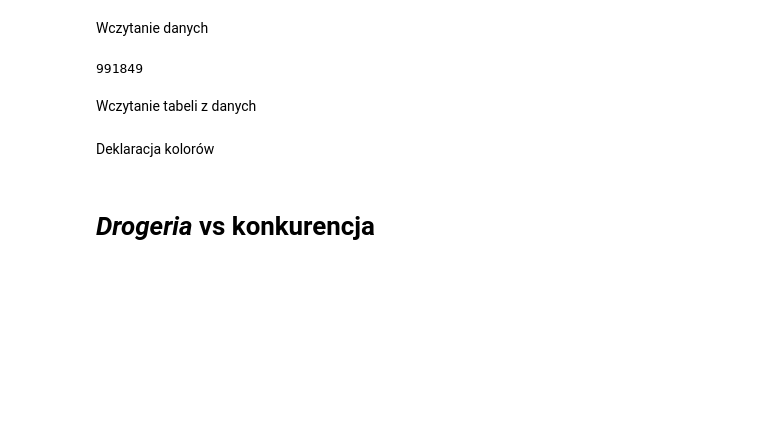
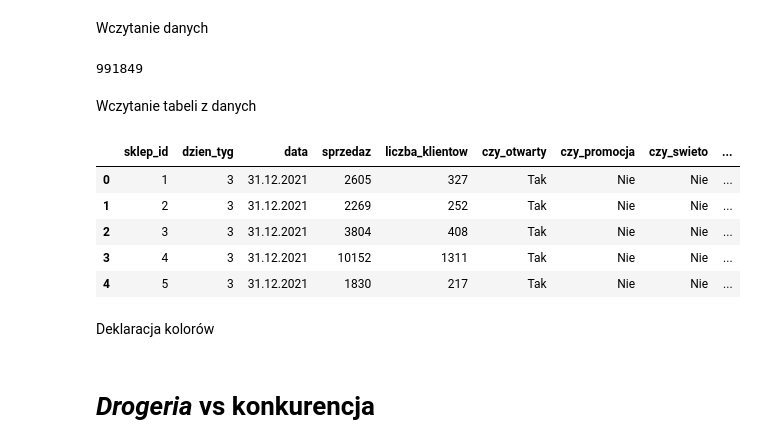
Before and after one commit to justynamatejkowska/wizualizacja_py, a Jupyter notebook: Wizualizacja_py_Matejkowska_Lewandowska.ipynb, the cells around one changed output. Saved outputs shown, nothing was run; the diff lists cells and outputs as text; code cells hidden in the pictures; blank space fills up the shorter version.

```diff
--- a/Wizualizacja_py_Matejkowska_Lewandowska.ipynb
+++ b/Wizualizacja_py_Matejkowska_Lewandowska.ipynb
@@ -29,6 +29,14 @@ open("/d_shops.csv", "wb").write(response.content)
 Wczytanie tabeli z danych
 # %%
 shops = pd.read_csv('/d_shops.csv')
+shops.head()
+# %% [output]
+|  | sklep_id | dzien_tyg | data | sprzedaz | liczba_klientow | czy_otwarty | czy_promocja | czy_swieto | ... |
+| 0 | 1 | 3 | 31.12.2021 | 2605 | 327 | Tak | Nie | Nie | ... |
+| 1 | 2 | 3 | 31.12.2021 | 2269 | 252 | Tak | Nie | Nie | ... |
+| 2 | 3 | 3 | 31.12.2021 | 3804 | 408 | Tak | Nie | Nie | ... |
+| 3 | 4 | 3 | 31.12.2021 | 10152 | 1311 | Tak | Nie | Nie | ... |
+| 4 | 5 | 3 | 31.12.2021 | 1830 | 217 | Tak | Nie | Nie | ... |
 # %% [markdown]
 Deklaracja kolorów
 # %%
```
Also changed, not shown: parts of 2 cells of this notebook.
